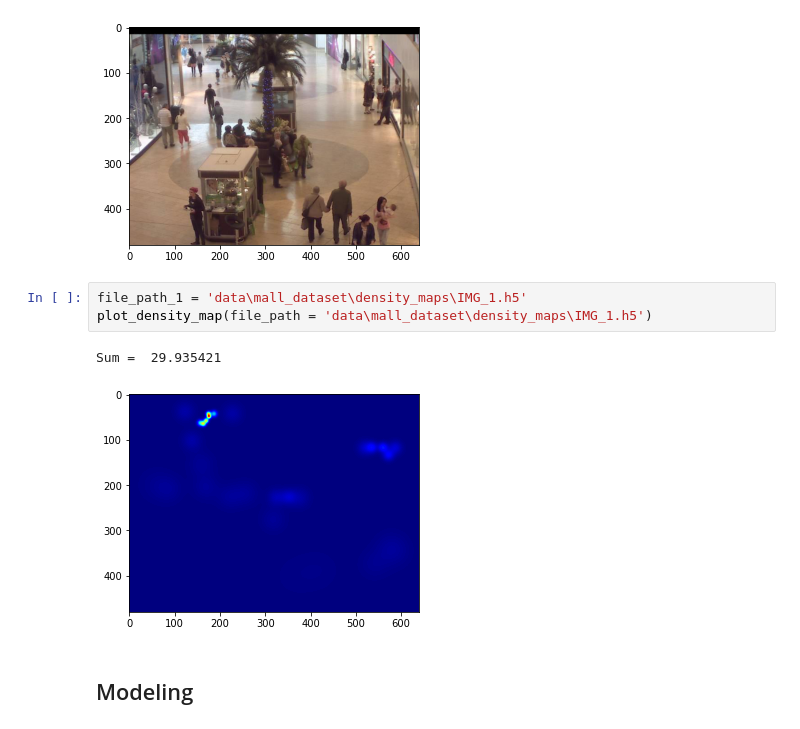
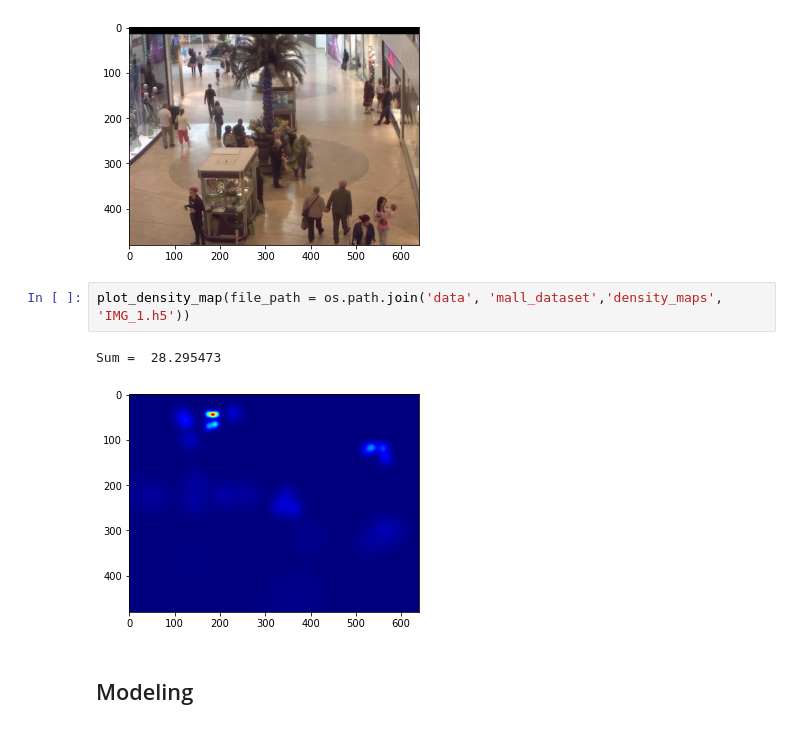
Before and after one commit to luismarcoslc/crowd_counting, a Jupyter notebook: project.ipynb, the cells around one changed output. Drawn from its saved outputs; the diff is of its cells as text.

Commit message:
fixed directory paths

```diff
--- a/project.ipynb
+++ b/project.ipynb
@@ -438,12 +438,11 @@ plt.imshow(np.uint8(images_mall[0]))
 plt.show()
 # %% [output]
 [figure]
-# %%
-file_path_1 = 'data\mall_dataset\density_maps\IMG_1.h5'
-plot_density_map(file_path = 'data\mall_dataset\density_maps\IMG_1.h5')
-# %% [output]
-Sum =  29.935421
-[figure, removed]
+# %%
+plot_density_map(file_path = os.path.join('data', 'mall_dataset','density_maps', 'IMG_1.h5'))
+# %% [output]
+Sum =  28.295473
+[figure, added]
 # %% [markdown]
 ## Modeling
 # %% [markdown]
```
Also changed, not shown: parts of 2 cells of this notebook.
